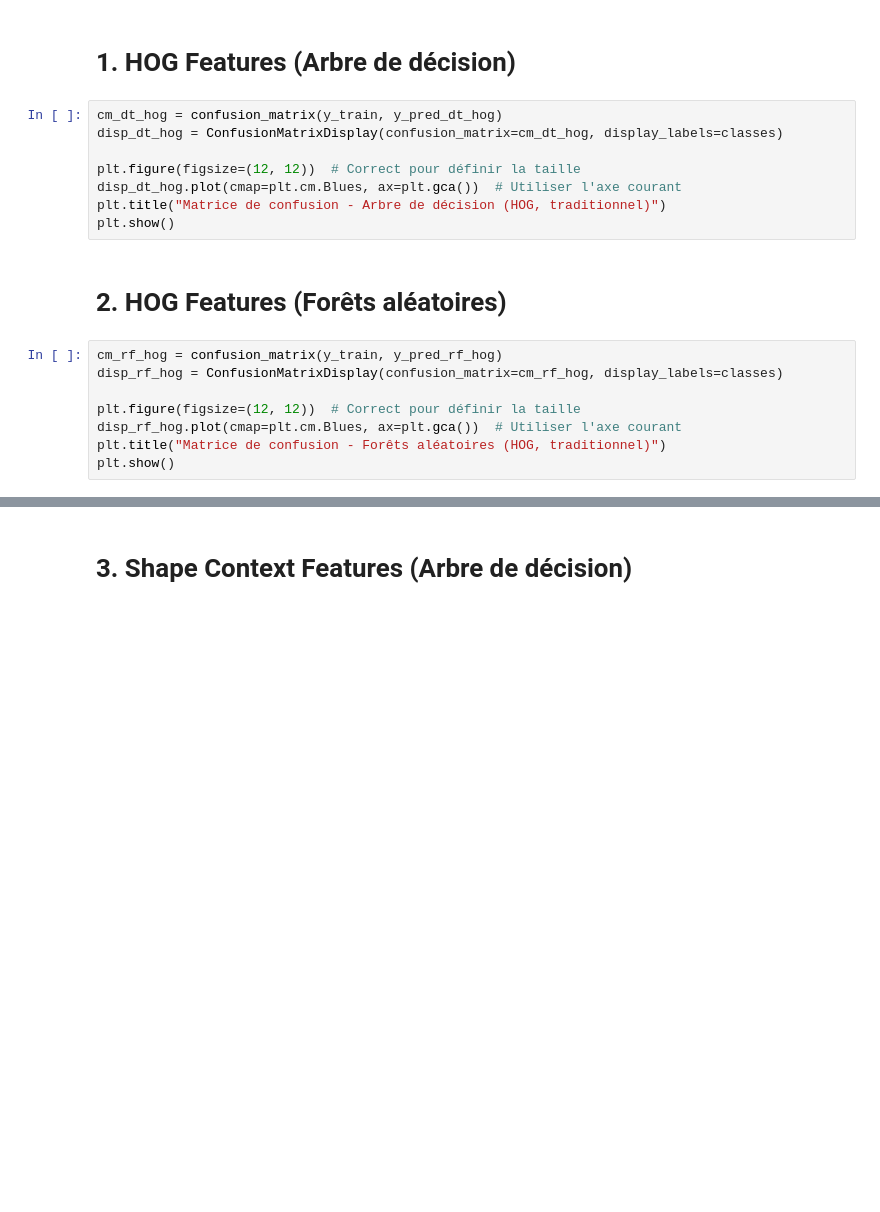
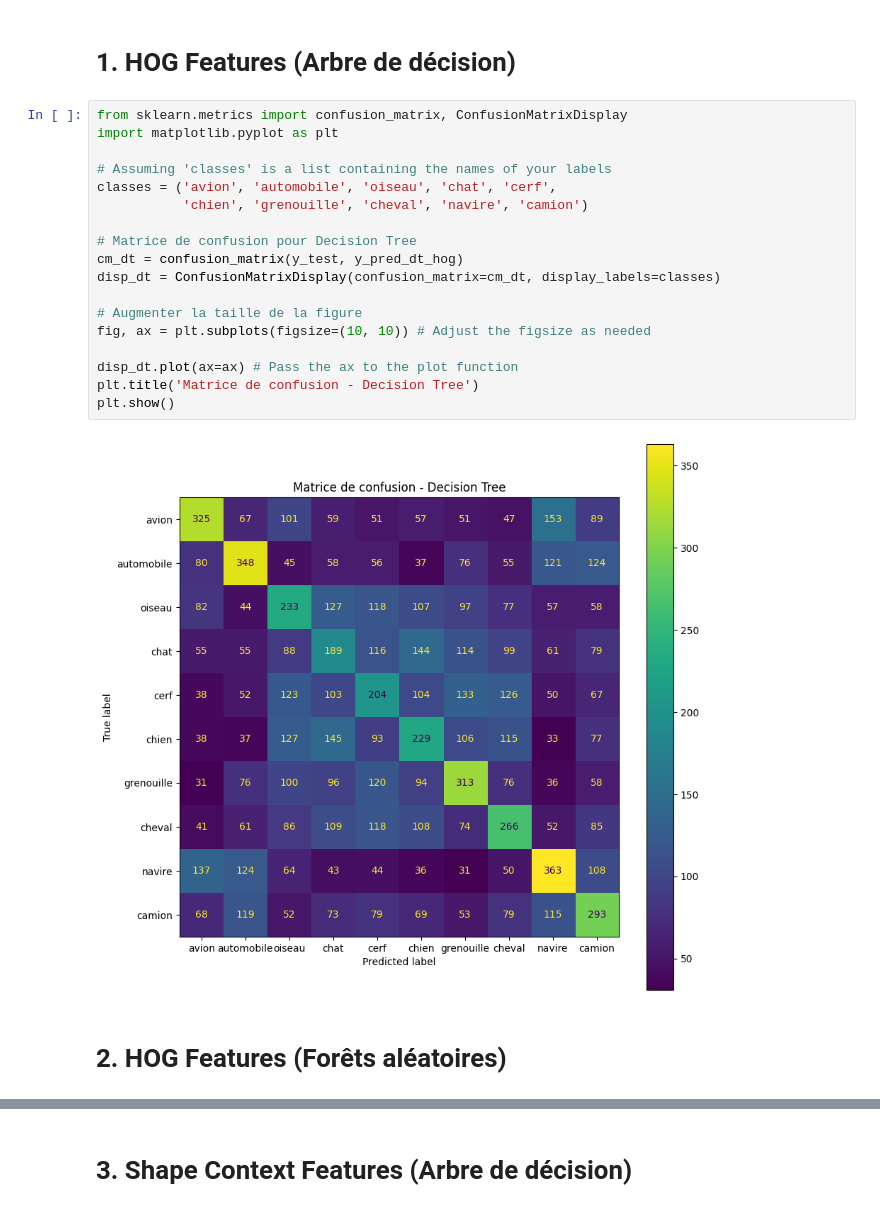
Before and after one commit to hnioua/Introduction-to-Machine-Learning-, a Jupyter notebook: Atelier_5.ipynb, the cells around one changed output, grey strips where cells are left out. Cells and saved outputs as stored; diff of their text form; blank space fills up the shorter version.

```diff
--- a/Atelier_5.ipynb
+++ b/Atelier_5.ipynb
@@ -422,21 +1099,25 @@ mean_accuracy_rf_shape_cv = scores_rf_shape.mean()
 # --- Matrice de confusion pour la stratégie traditionnelle ---
 # %% [markdown]
 # 1. HOG Features (Arbre de décision)
-# %%
-cm_dt_hog = confusion_matrix(y_train, y_pred_dt_hog)
-disp_dt_hog = ConfusionMatrixDisplay(confusion_matrix=cm_dt_hog, display_labels=classes)
-
-plt.figure(figsize=(12, 12))  # Correct pour définir la taille
-disp_dt_hog.plot(cmap=plt.cm.Blues, ax=plt.gca())  # Utiliser l'axe courant
-plt.title("Matrice de confusion - Arbre de décision (HOG, traditionnel)")
-plt.show()
+# %%
+from sklearn.metrics import confusion_matrix, ConfusionMatrixDisplay
+import matplotlib.pyplot as plt
+
+# Assuming 'classes' is a list containing the names of your labels
+classes = ('avion', 'automobile', 'oiseau', 'chat', 'cerf',
+           'chien', 'grenouille', 'cheval', 'navire', 'camion')
+
+# Matrice de confusion pour Decision Tree
+cm_dt = confusion_matrix(y_test, y_pred_dt_hog)
+disp_dt = ConfusionMatrixDisplay(confusion_matrix=cm_dt, display_labels=classes)
+
+# Augmenter la taille de la figure
+fig, ax = plt.subplots(figsize=(10, 10)) # Adjust the figsize as needed
+
+disp_dt.plot(ax=ax) # Pass the ax to the plot function
+plt.title('Matrice de confusion - Decision Tree')
+plt.show()
+# %% [output]
+[figure, added]
 # %% [markdown]
 # 2. HOG Features (Forêts aléatoires)
-# %%
-cm_rf_hog = confusion_matrix(y_train, y_pred_rf_hog)
-disp_rf_hog = ConfusionMatrixDisplay(confusion_matrix=cm_rf_hog, display_labels=classes)
-
-plt.figure(figsize=(12, 12))  # Correct pour définir la taille
-disp_rf_hog.plot(cmap=plt.cm.Blues, ax=plt.gca())  # Utiliser l'axe courant
-plt.title("Matrice de confusion - Forêts aléatoires (HOG, traditionnel)")
-plt.show()
```
Also changed, not shown: parts of 19 cells of this notebook.
